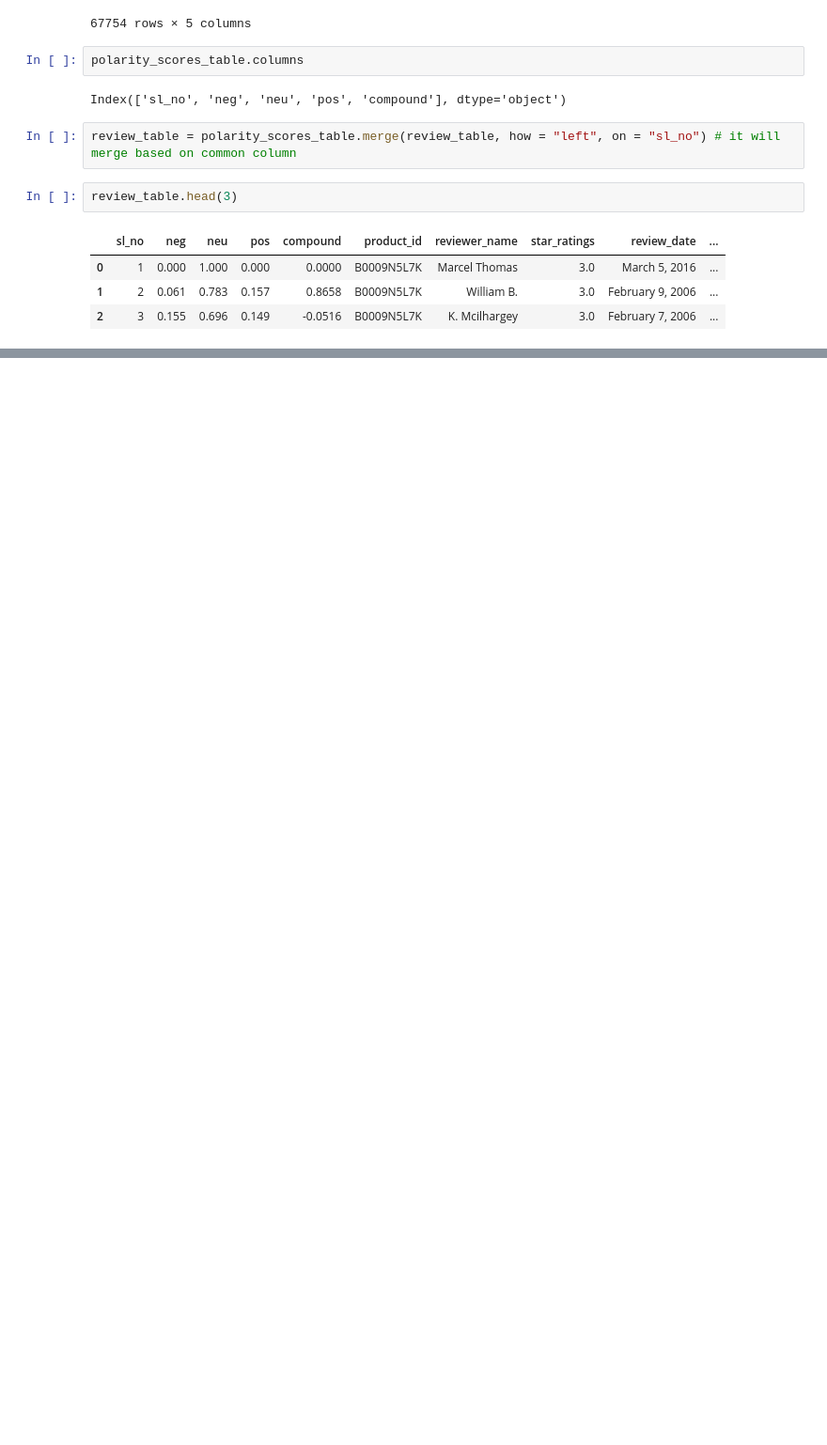
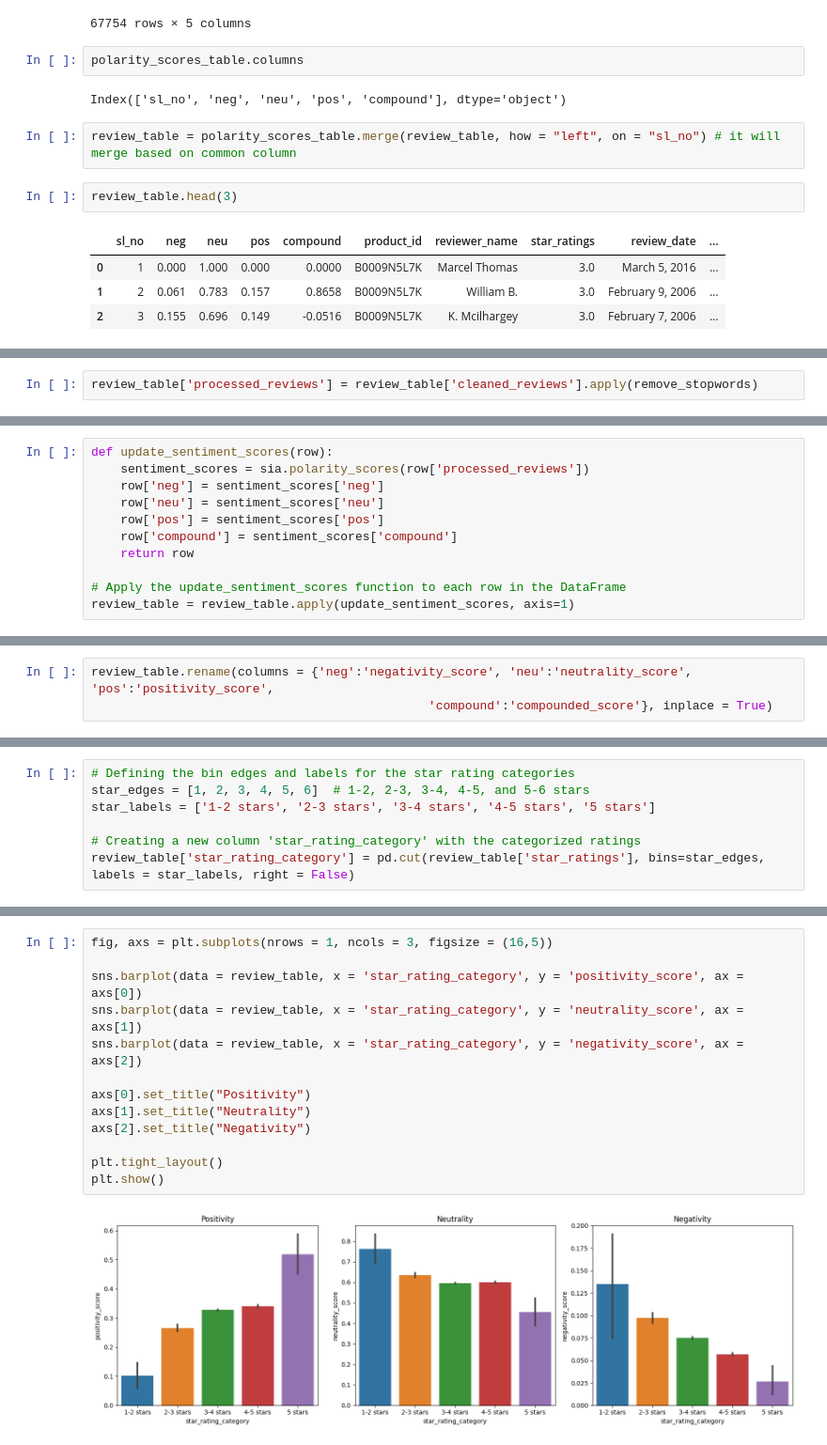
Before and after one commit to shrivatsashetty/Projects, a Jupyter notebook: Smartphone_Review_Analysis.ipynb, the cells around one changed output, grey strips where cells are left out. Shown at 94% size. Cells and saved outputs as stored; diff of their text form; blank space fills up the shorter version.

```diff
--- a/Smartphone_Review_Analysis.ipynb
+++ b/Smartphone_Review_Analysis.ipynb
@@ -513,0 +549,2 @@ review_table.head(3)
+# %%
+review_table['processed_reviews'] = review_table['cleaned_reviews'].apply(remove_stopwords)
@@ -513,0 +573,11 @@ review_table.head(3)
+# %%
+def update_sentiment_scores(row):
+    sentiment_scores = sia.polarity_scores(row['processed_reviews'])
+    row['neg'] = sentiment_scores['neg']
+    row['neu'] = sentiment_scores['neu']
+    row['pos'] = sentiment_scores['pos']
+    row['compound'] = sentiment_scores['compound']
+    return row
+
+# Apply the update_sentiment_scores function to each row in the DataFrame
+review_table = review_table.apply(update_sentiment_scores, axis=1)
@@ -513,0 +611,3 @@ review_table.head(3)
+# %%
+review_table.rename(columns = {'neg':'negativity_score', 'neu':'neutrality_score', 'pos':'positivity_score',
+                                              'compound':'compounded_score'}, inplace = True)
@@ -513,0 +667,7 @@ review_table.head(3)
+# %%
+# Defining the bin edges and labels for the star rating categories
+star_edges = [1, 2, 3, 4, 5, 6]  # 1-2, 2-3, 3-4, 4-5, and 5-6 stars
+star_labels = ['1-2 stars', '2-3 stars', '3-4 stars', '4-5 stars', '5 stars']
+
+# Creating a new column 'star_rating_category' with the categorized ratings
+review_table['star_rating_category'] = pd.cut(review_table['star_ratings'], bins=star_edges, labels = star_labels, right = False)
@@ -513,0 +683,15 @@ review_table.head(3)
+# %%
+fig, axs = plt.subplots(nrows = 1, ncols = 3, figsize = (16,5))
+
+sns.barplot(data = review_table, x = 'star_rating_category', y = 'positivity_score', ax = axs[0])
+sns.barplot(data = review_table, x = 'star_rating_category', y = 'neutrality_score', ax = axs[1])
+sns.barplot(data = review_table, x = 'star_rating_category', y = 'negativity_score', ax = axs[2])
+
+axs[0].set_title("Positivity")
+axs[1].set_title("Neutrality")
+axs[2].set_title("Negativity")
+
+plt.tight_layout()
+plt.show()
+# %% [output]
+[figure, added]
```
Also changed, not shown: parts of 45 cells of this notebook.
